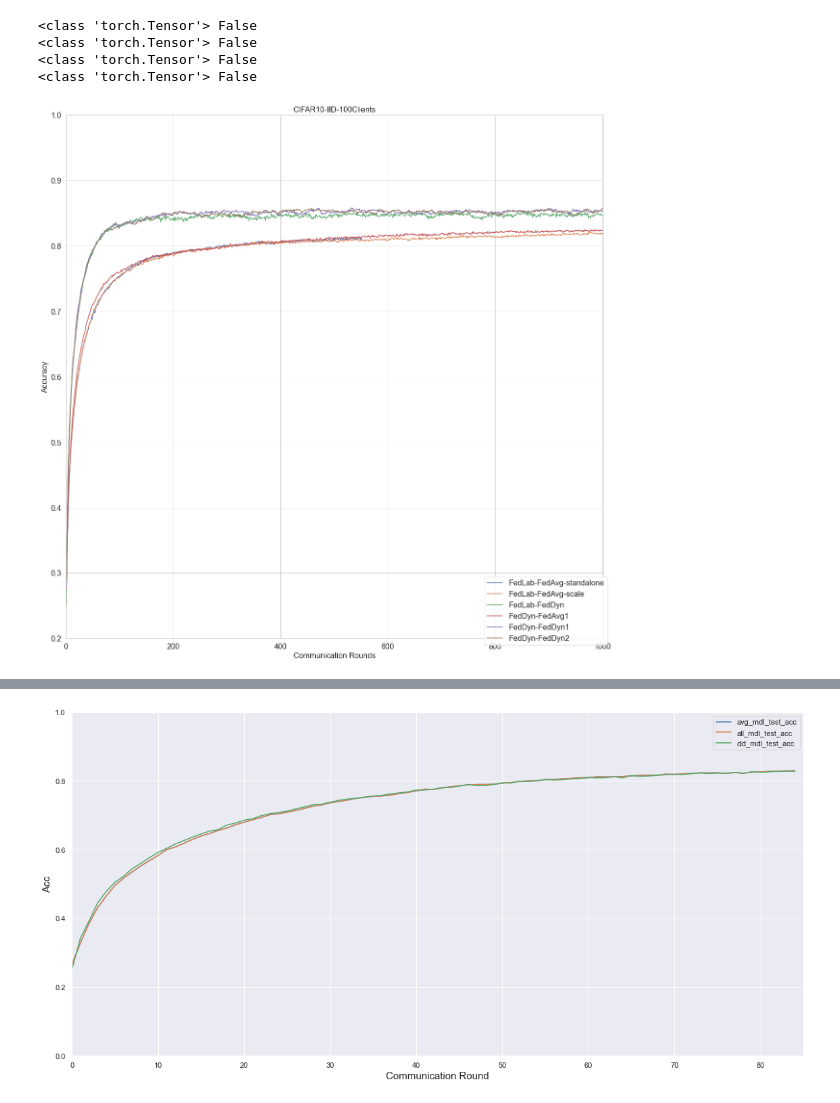
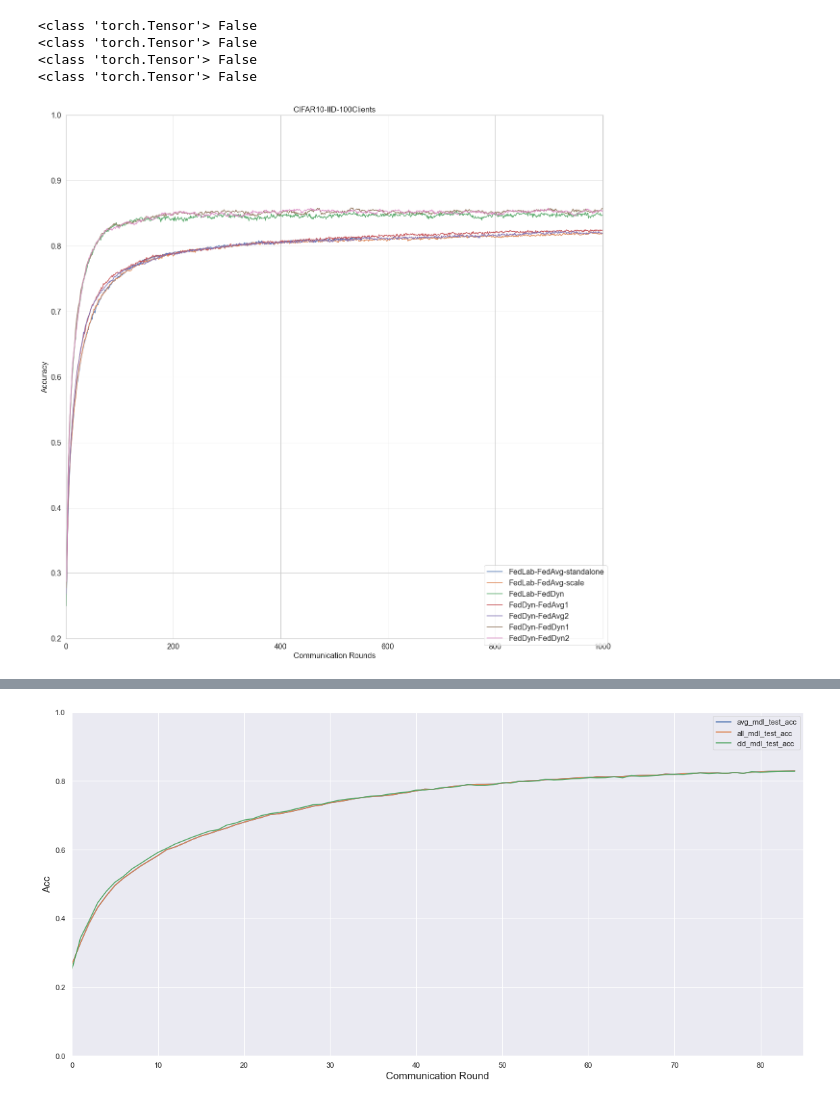
Before and after one commit to SMILELab-FL/FedLab-benchmarks, a Jupyter notebook: fedlab_benchmarks/feddyn/try-feddyn.ipynb, the cells around one changed output, grey strips where cells are left out. Drawn from its saved outputs; the diff is of its cells as text; code cells hidden in the pictures.

```diff
--- a/fedlab_benchmarks/feddyn/try-feddyn.ipynb
+++ b/fedlab_benchmarks/feddyn/try-feddyn.ipynb
@@ -105,27 +105,32 @@ fedlab_feddyn_single_save = result_file_parser(os.path.join('./Output/', 'FedDyn
 feddyn_feddyn_res1 = torch.load('./Output/feddyn-FedDyn_metrics_run1.pkl')
 feddyn_feddyn_res2 = torch.load('./Output/feddyn-FedDyn_metrics_run2.pkl')
 feddyn_fedavg_res1 = torch.load('./Output/feddyn-FedAvg_metrics_run1.pkl')
+feddyn_fedavg_res2 = torch.load('./Output/feddyn-FedAvg_metrics_run2.pkl')
 # %%
 plt.figure(figsize=(20, 20))
 plt.plot(np.arange(len(fedlab_fedavg_standalone['acc']))+1, fedlab_fedavg_standalone['acc'], label='FedLab-FedAvg-standalone')
 plt.plot(np.arange(len(fedlab_fedavg_scale['acc']))+1, fedlab_fedavg_scale['acc'], label='FedLab-FedAvg-scale')
 plt.plot(np.arange(len(fedlab_feddyn_single_save['cld_mdl_test_acc']))+1, fedlab_feddyn_single_save['cld_mdl_test_acc'], label='FedLab-FedDyn')
+
 plt.plot(np.arange(1000)+1, feddyn_fedavg_res1['tst_perf_sel_FedAvg'][:,1], label='FedDyn-FedAvg1')
+plt.plot(np.arange(1000)+1, feddyn_fedavg_res2['tst_perf_sel_FedAvg'][:,1], label='FedDyn-FedAvg2')
+
 plt.plot(np.arange(1000)+1, feddyn_feddyn_res1['tst_perf_sel_FedDyn'][:,1], label='FedDyn-FedDyn1')
 plt.plot(np.arange(1000)+1, feddyn_feddyn_res2['tst_perf_sel_FedDyn'][:,1], label='FedDyn-FedDyn2')
+
 plt.ylabel('Accuracy', fontsize=16)
 plt.xlabel('Communication Rounds', fontsize=16)
 plt.legend(fontsize=16, loc='lower right', bbox_to_anchor=(1.015, -0.02))
 plt.xlim([0, len(fedavg_res['acc'])+1])
 plt.ylim([0.2, 1.0])
 plt.title('CIFAR10-IID-100Clients', fontsize=16)
 plt.xticks(fontsize=16)
 plt.yticks(np.arange(0.2, 1.05, step=0.1),fontsize=16)
 plt.grid(True)
 plt.savefig('./Output/CIFAR10_100_iid_plots.png', dpi=1000, bbox_inches='tight')
 # plt.show()
 # %% [output]
-[figure, old version]
+[figure, new version]
 # %%
 acc1 = 0.814
 acc2 = 0.85
```
Also changed, not shown: parts of 4 cells of this notebook, 6 other files.
